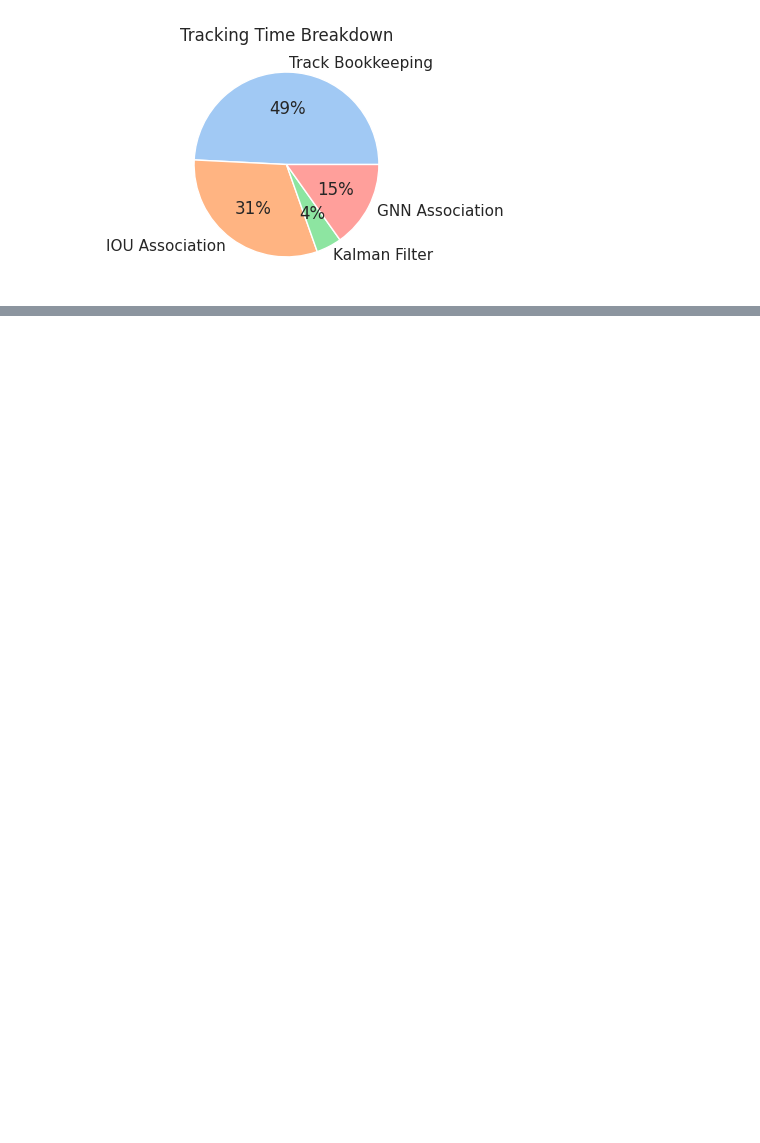
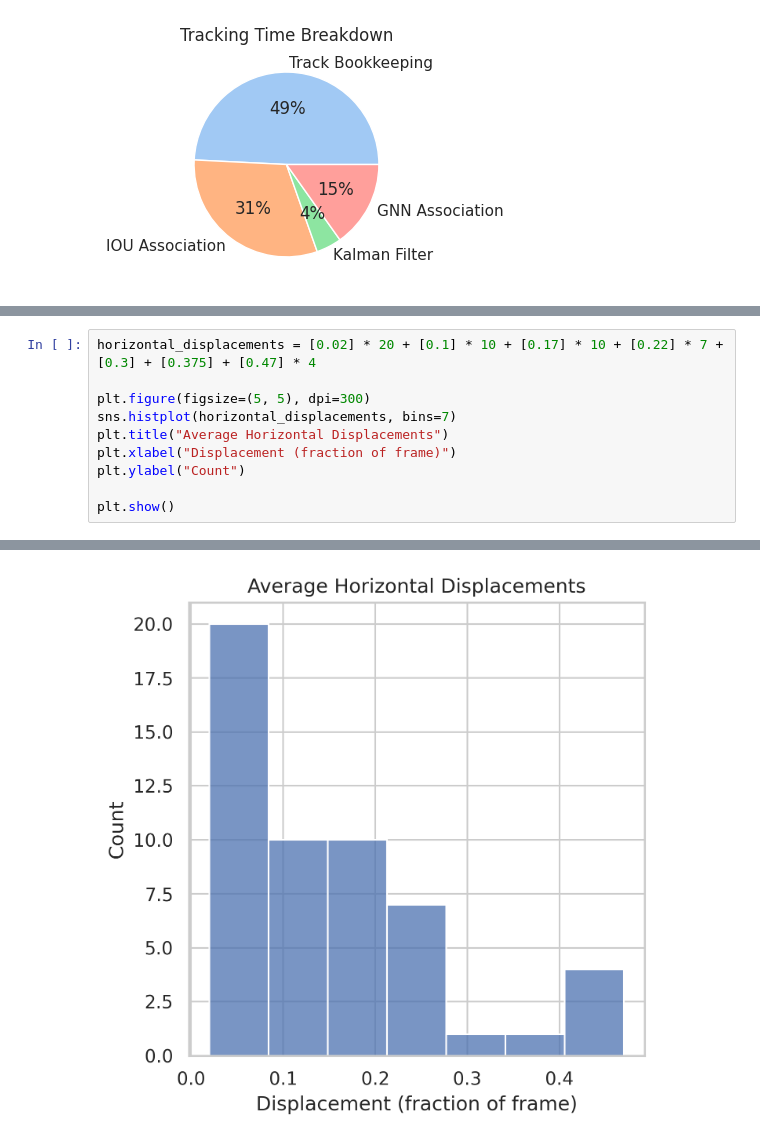
Before and after one commit to UGA-BSAIL/cotton_flower_mot, a Jupyter notebook: notebooks/generate_figures.ipynb, the cells around one changed output, grey strips where cells are left out. Drawn from its saved outputs; the diff is of its cells as text; blank space fills up the shorter version.

```diff
--- a/notebooks/generate_figures.ipynb
+++ b/notebooks/generate_figures.ipynb
@@ -403,0 +402,11 @@ Passing `palette` without assigning `hue` is deprecated and will be removed in v
+# %%
+horizontal_displacements = [0.02] * 20 + [0.1] * 10 + [0.17] * 10 + [0.22] * 7 + [0.3] + [0.375] + [0.47] * 4
+
+plt.figure(figsize=(5, 5), dpi=300)
+sns.histplot(horizontal_displacements, bins=7)
+plt.title("Average Horizontal Displacements")
+plt.xlabel("Displacement (fraction of frame)")
+plt.ylabel("Count")
+
+plt.show()
+# %% [output]
@@ -403,0 +414 @@ Passing `palette` without assigning `hue` is deprecated and will be removed in v
+[figure, added]
```
Also changed, not shown: parts of 6 cells of this notebook, 6 other files.
